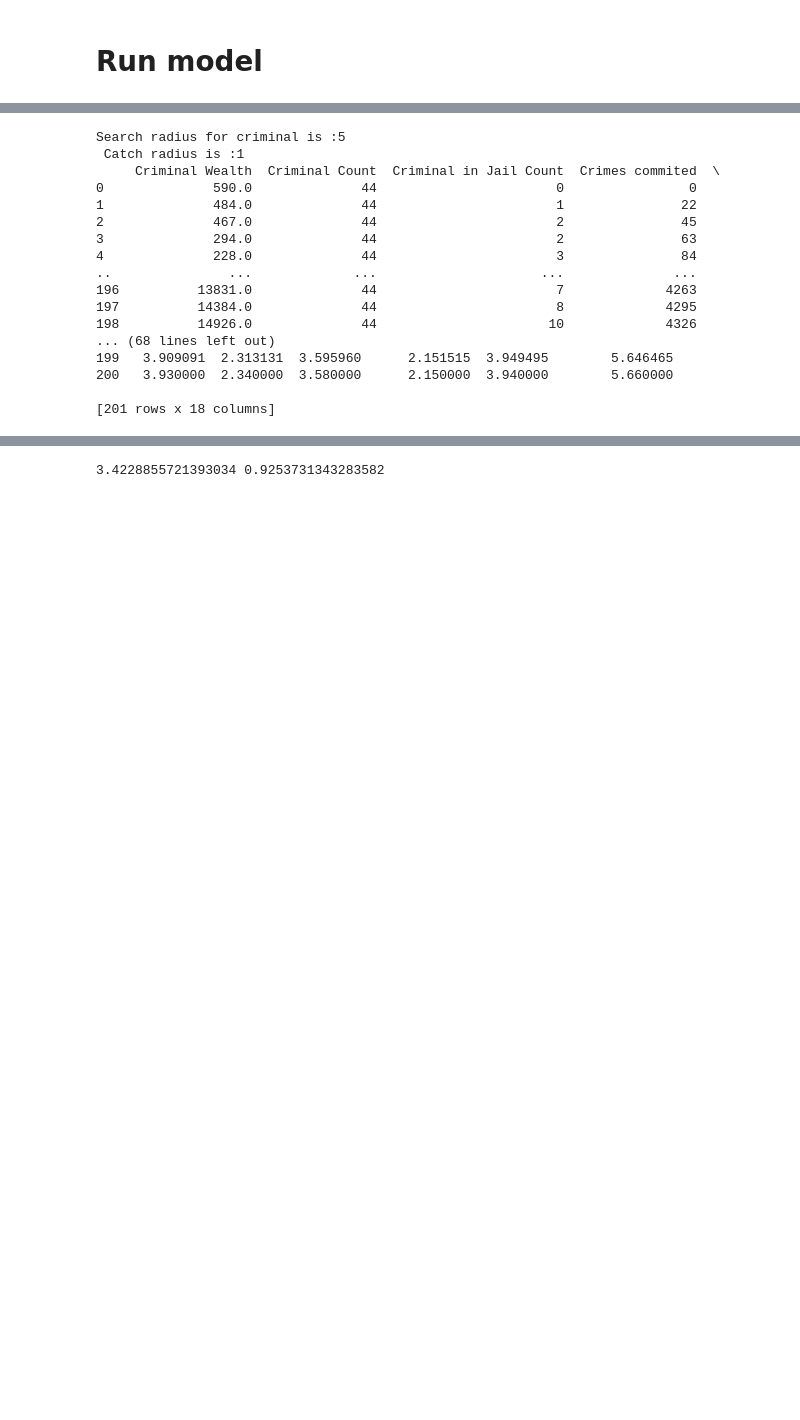
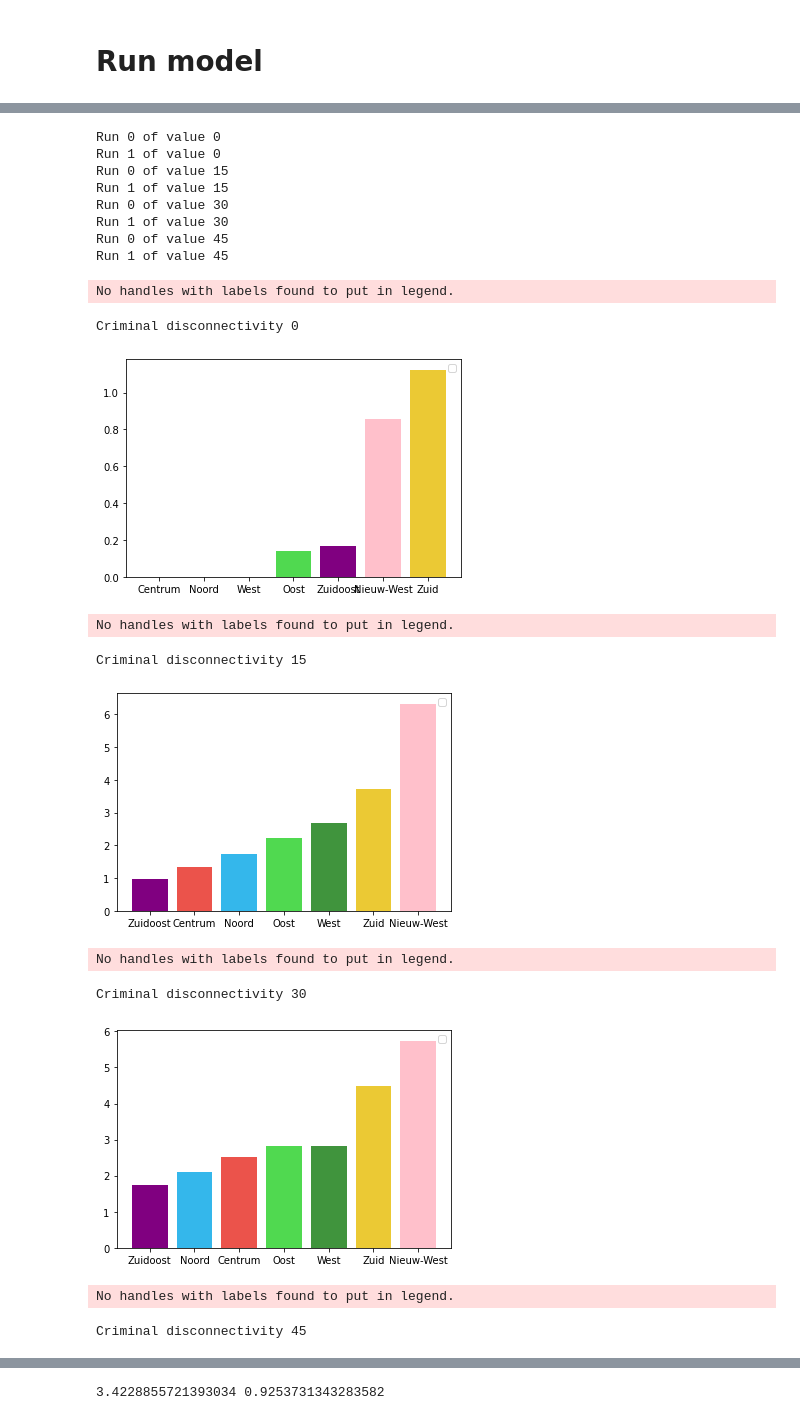
Before and after one commit to JesseFranzua/ABM-Cops-and-Criminals, a Jupyter notebook: mesa-main 2/mesa-main/examples/sugarscape_cg/sugarscape_cg/run_no_visual.ipynb, the cells around one changed output, grey strips where cells are left out. Drawn from its saved outputs; the diff is of its cells as text; code cells hidden in the pictures; blank space fills up the shorter version.

Commit message:
added outputs + experiment

```diff
--- a/mesa-main 2/mesa-main/examples/sugarscape_cg/sugarscape_cg/run_no_visual.ipynb
+++ b/mesa-main 2/mesa-main/examples/sugarscape_cg/sugarscape_cg/run_no_visual.ipynb
@@ -274,27 +276,57 @@ plt.rcParams.update({'font.size': 20})
 # %%
 num_runs = 2
 outputs = []
+output_dict = {}
 
-for run in range(num_runs):
-    m = SugarscapeCg(criminal_risk_radius=5, cop_catch_radius=1)
-    print(f"Search radius for criminal is :{m.criminal_risk_radius}", "\n", f"Catch radius is :{m.cop_catch_radius}")
-    output = run_model(m)
-    outputs.append(output)
+criminal_disconnectivities = [0,15,30,45]
+
+for val in criminal_disconnectivities:
+    for run in range(num_runs):
+        print(f"Run {run} of value {val}")
+        m = SugarscapeCg(criminal_disconnectivity=val)
+        #print(f"Search radius for criminal is :{m.criminal_risk_radius}", "\n", f"Catch radius is :{m.cop_catch_radius}")
+        output = run_model(m)
+        if val in output_dict:
+            output_dict[val].append(output)
+        else:
+            output_dict[val] = [output]
+        #outputs.append(output)
 # %% [output]
-Search radius for criminal is :5
- Catch radius is :1
-     Criminal Wealth  Criminal Count  Criminal in Jail Count  Crimes commited  \
-0              590.0              44                       0                0
-1              484.0              44                       1               22
-2              467.0              44                       2               45
-3              294.0              44                       2               63
-4              228.0              44                       3               84
-..               ...             ...                     ...              ...
-196          13831.0              44                       7             4263
-197          14384.0              44                       8             4295
-198          14926.0              44                      10             4326
-... (68 lines left out)
-199   3.909091  2.313131  3.595960      2.151515  3.949495        5.646465
-200   3.930000  2.340000  3.580000      2.150000  3.940000        5.660000
-
-[201 rows x 18 columns]
+Run 0 of value 0
+Run 1 of value 0
+Run 0 of value 15
+Run 1 of value 15
+Run 0 of value 30
+Run 1 of value 30
+Run 0 of value 45
+Run 1 of value 45
+# %%
+district_names = ['Centrum', 'Noord', 'West', 'Zuid', 'Zuidoost', 'Oost', 'Nieuw-West']
+# district_colors = ['red', 'blue', 'green', 'orange', 'purple', 'yellow', 'pink']
+# district_colors = ['#eb534b', '#34b7eb', '#40943d', '#ebc934', '#800080', '#50d950', '#ffc0cb']
+
+districts_dict = [{"Label": "Centrum", "Color": "#eb534b"},{"Label": "Noord", "Color": "#34b7eb"},{"Label": "West", "Color": "#40943d"},{"Label": "Nieuw-West", "Color": "#ffc0cb"},{"Label": "Zuid", "Color": "#ebc934"},{"Label": "Oost", "Color": "#50d950"},{"Label": "Zuidoost", "Color": "#800080"}]
+
+for keys in output_dict:
+    avg_crimes_per_distr_dict_cd = get_average_crime_per_distr(output_dict[keys], district_names, 100)
+    # Sort colors
+    district_colors = []
+    for district in avg_crimes_per_distr_dict_cd.keys():
+        for dictionary in districts_dict:
+            if dictionary['Label'] == district:
+                district_colors.append(dictionary['Color'])
+
+    print(f"Criminal disconnectivity {keys}")
+    plot_district_means_bar(avg_crimes_per_distr_dict_cd, district_colors)
+# %% [output]
+No handles with labels found to put in legend.
+Criminal disconnectivity 0
+[figure, added]
+No handles with labels found to put in legend.
+Criminal disconnectivity 15
+[figure, added]
+No handles with labels found to put in legend.
+Criminal disconnectivity 30
+[figure, added]
+No handles with labels found to put in legend.
+Criminal disconnectivity 45
```
Also changed, not shown: parts of 3 cells of this notebook, 8 other files.
